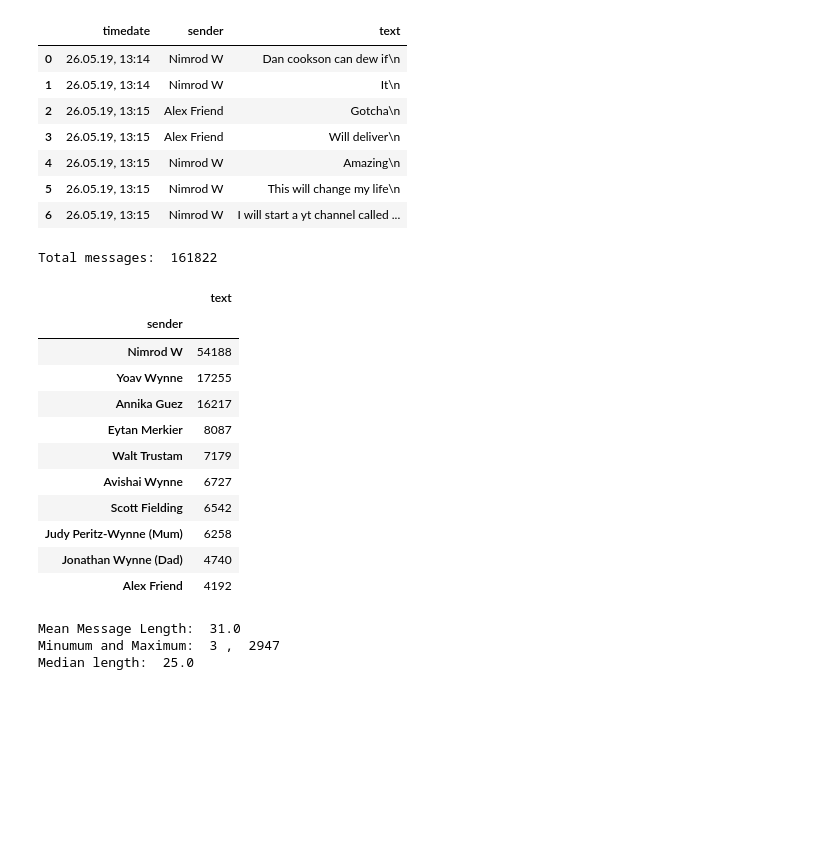
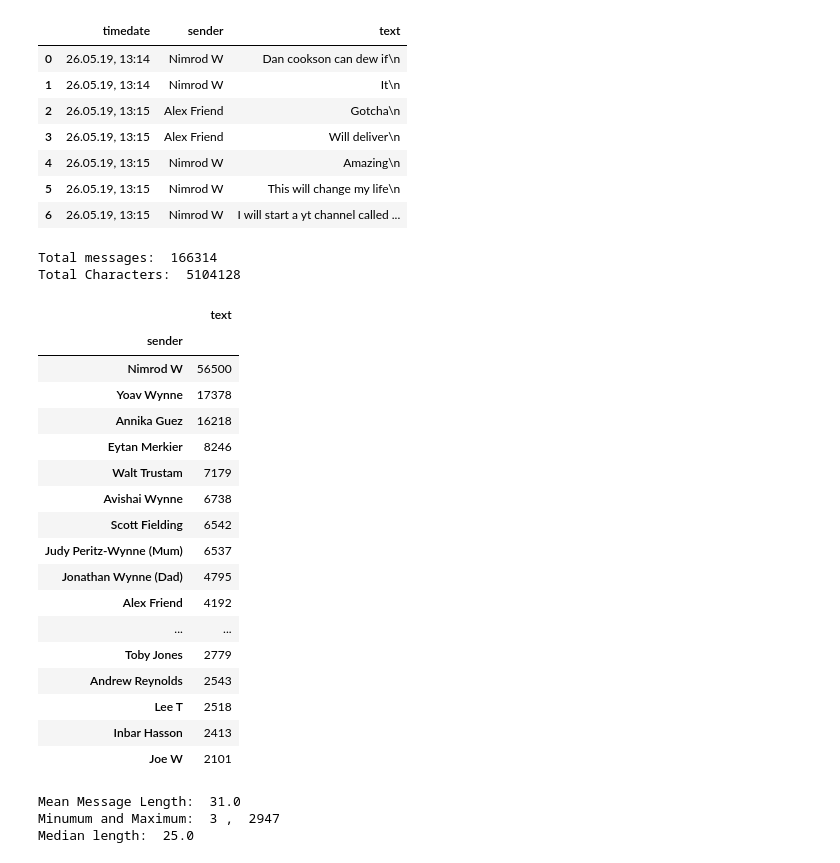
Before and after one commit to nimrodw/chatgen, a Jupyter notebook: notebooks/data_analysis.ipynb, the cells around one changed output. Cells and saved outputs as stored; diff of their text form; code cells hidden in the pictures; blank space fills up the shorter version.

```diff
--- a/notebooks/data_analysis.ipynb
+++ b/notebooks/data_analysis.ipynb
@@ -3,8 +3,9 @@ import pandas as pd
 from matplotlib import pyplot as plt
 import seaborn as sns
 import numpy as np
+from datetime import datetime
 
-data_path = r"../data/processed/all_data.csv"
+data_path = r"../data/processed/all_data_1.csv"
 # %%
 # load data into dataframe
 df = pd.read_csv(data_path)
@@ -17,6 +18,7 @@ pd.set_option('display.width', 1000)
 # %%
 display(df.head(7))
 print("Total messages: ", len(df))
+print("Total Characters: ", df['text'].str.len().sum())
 # %% [output]
 |  | timedate | sender | text |
 | 0 | 26.05.19, 13:14 | Nimrod W | Dan cookson can dew if\n |
@@ -26,23 +28,30 @@ print("Total messages: ", len(df))
 | 4 | 26.05.19, 13:15 | Nimrod W | Amazing\n |
 | 5 | 26.05.19, 13:15 | Nimrod W | This will change my life\n |
 | 6 | 26.05.19, 13:15 | Nimrod W | I will start a yt channel called ... |
-Total messages:  161822
+Total messages:  166314
+Total Characters:  5104128
 # %%
 # let's have a little look at some of the stats
-df[['sender','text']].groupby(['sender']).count().sort_values(by='text', ascending=False).head(10)
+df[['sender','text']].groupby(['sender']).count().sort_values(by='text', ascending=False).head(18)
 # %% [output]
 |  | text |
 | sender |  |
-| Nimrod W | 54188 |
-| Yoav Wynne | 17255 |
-| Annika Guez | 16217 |
-| Eytan Merkier | 8087 |
+| Nimrod W | 56500 |
+| Yoav Wynne | 17378 |
+| Annika Guez | 16218 |
+| Eytan Merkier | 8246 |
 | Walt Trustam | 7179 |
-| Avishai Wynne | 6727 |
+| Avishai Wynne | 6738 |
 | Scott Fielding | 6542 |
-| Judy Peritz-Wynne (Mum) | 6258 |
-| Jonathan Wynne (Dad) | 4740 |
+| Judy Peritz-Wynne (Mum) | 6537 |
+| Jonathan Wynne (Dad) | 4795 |
 | Alex Friend | 4192 |
+| ... | ... |
+| Toby Jones | 2779 |
+| Andrew Reynolds | 2543 |
+| Lee T | 2518 |
+| Inbar Hasson | 2413 |
+| Joe W | 2101 |
 # %%
 message_lengths = df['text'].str.len().to_list()
 mean_len = np.mean(message_lengths)
```
Also changed, not shown: parts of 4 cells of this notebook, 2 other files.
